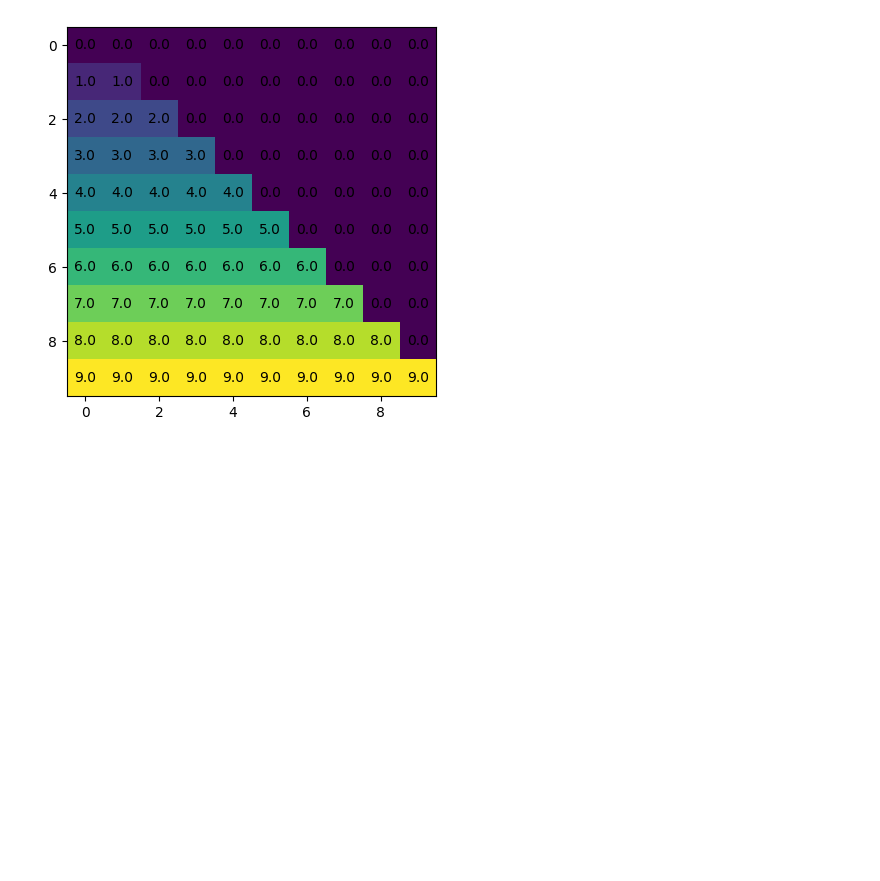
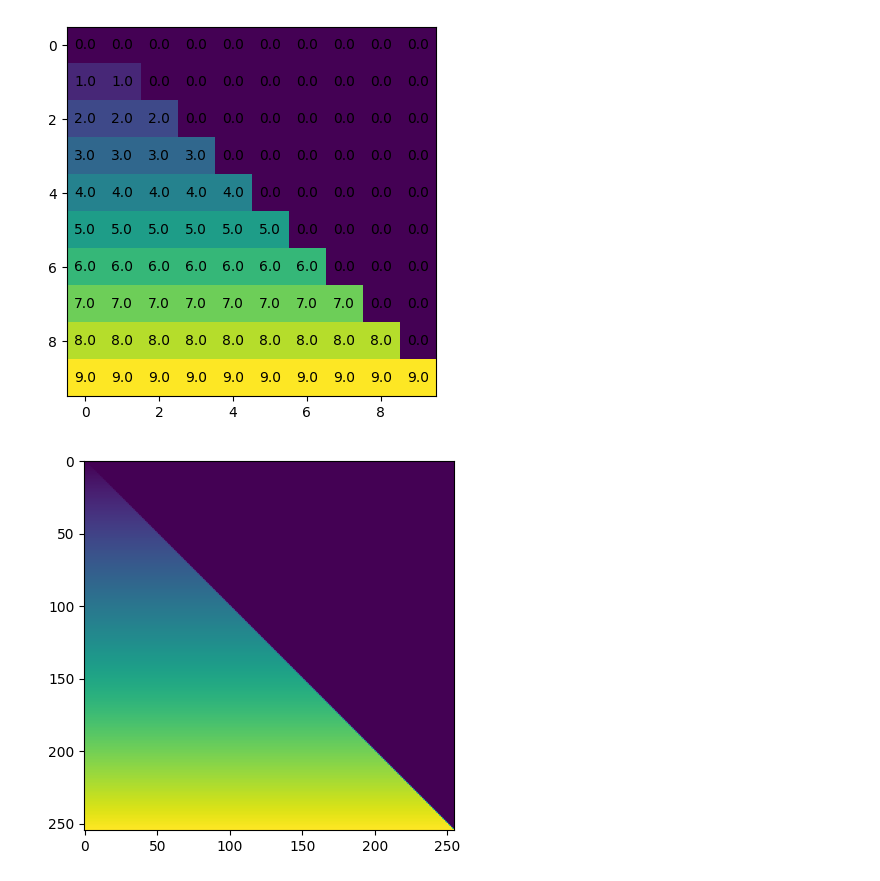
Before and after one commit to graphcore-research/pyscf-ipu, a Jupyter notebook: notebooks/ERI-visualisation-tril-indices.ipynb, the cells around one changed output. Cells and saved outputs as stored; diff of their text form; code cells hidden in the pictures; blank space fills up the shorter version.

```diff
--- a/notebooks/ERI-visualisation-tril-indices.ipynb
+++ b/notebooks/ERI-visualisation-tril-indices.ipynb
@@ -110,10 +110,27 @@ N = 10
 dist_tensor = np.zeros((N, N))
 for c, (i, j) in enumerate(zip(*np.tril_indices(N))):
     my_i = np.round(np.sqrt(2)*np.sqrt(c))
-    my_i = np.where(my_i*(my_i+1)/2 == c, my_i+1, my_i)
-    dist_tensor[i, j] = my_i-1
+    my_i = np.where(my_i*(my_i+1)/2 == c, my_i, my_i-1)
+    dist_tensor[i, j] = my_i
 
 
 plot2D(dist_tensor, N, show_values=(N<=12))
 # %% [output]
 [figure]
+# %%
+N = 255
+
+# plot distance to top-left corner
+dist_tensor = np.zeros((N, N))
+for c, (i, j) in enumerate(zip(*np.tril_indices(N))):
+    my_i = np.round(np.sqrt(2)*np.sqrt(c)).astype(np.uint8)
+    my_i = np.where(my_i**2 - c == c - my_i, my_i, my_i-1)
+    my_j = (((c - my_i) - (my_i**2 - c))//2).astype(np.uint32)
+    assert my_i == i, (my_i, i)
+    assert my_j == j, (my_j, j)
+    dist_tensor[i, j] = my_i
+
+
+plot2D(dist_tensor, N, show_values=(N<=12))
+# %% [output]
+[figure, added]
```
Also changed, not shown: parts of 3 cells of this notebook.
